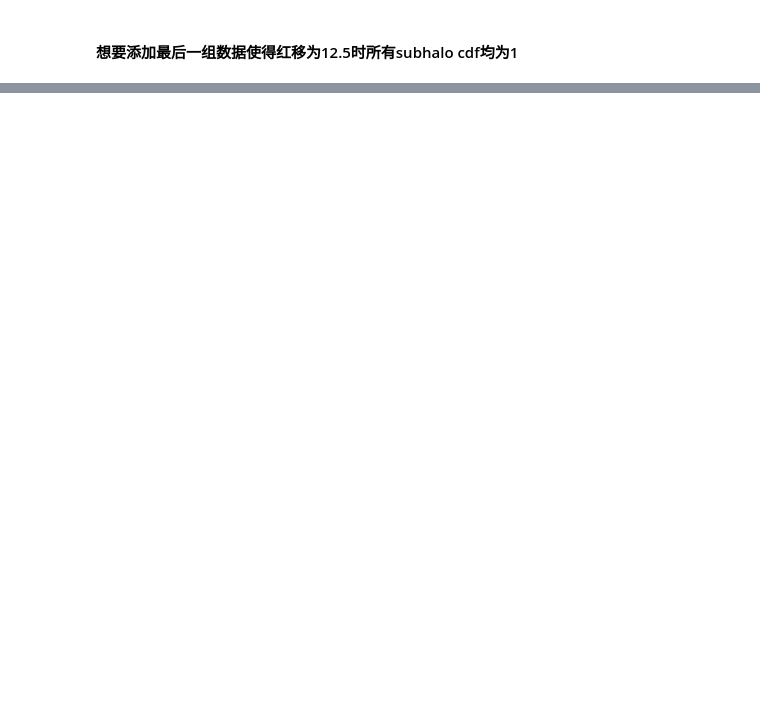
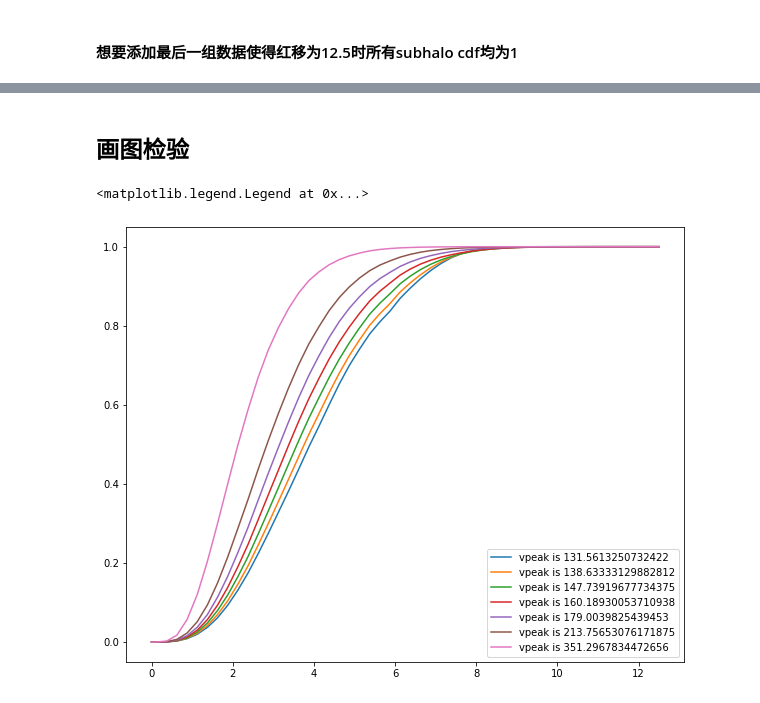
Before and after one commit to zhengyun0215/mock, a Jupyter notebook: zform_new.ipynb, the cells around one changed output, grey strips where cells are left out. Drawn from its saved outputs; the diff is of its cells as text; code cells hidden in the pictures; blank space fills up the shorter version.

Commit message:
interplation

```diff
--- a/zform_new.ipynb
+++ b/zform_new.ipynb
@@ -438,0 +485,2 @@ plt.plot()
+# %%
+z_cdf_new = np.load('/home/yunzheng/mock/color/data/zcdf/cdf.npy')
@@ -438,0 +493,18 @@ plt.plot()
+# %%
+cdf_inter = [[]for _ in range(52)]
+temp_inter = [[]for _ in range(52)]
+for i in range(52):
+    v0 = z_cdf_new[i][:,0]
+    cdf0 = z_cdf_new[i][:,1]
+    red0 = z_cdf_new[i][:,2]
+    f_in = interp1d(v0,cdf0, fill_value='extrapolate')
+    temp_inter[i] = f_in(vpeak)
+
+    temp_ex = temp_inter[i] > 1
+    temp_inter[i][temp_ex] = 1
+
+    temp_ex = temp_inter[i] < 0
+    temp_inter[i][temp_ex] = 0
+    cdf_inter[i] = temp_inter[i]
+# %%
+temparray = np.array(cdf_inter)
@@ -438,0 +527,4 @@ plt.plot()
+# %%
+cdf_red = np.ones(52)
+for i in range(52):
+    cdf_red[i] = z_cdf_new[i][0][2]
@@ -438,0 +545,10 @@ plt.plot()
+# %% [markdown]
+## 画图检验
+# %%
+plt.figure(figsize=(10,8))
+for i in range(23139211,26241654,500000):
+    plt.plot(cdf_red,temparray[:,i],label = 'vpeak is %s'%vpeak[i])
+plt.legend()
+# %% [output]
+<matplotlib.legend.Legend at 0x...>
+[figure, added]
```
Also changed, not shown: parts of 17 cells of this notebook.
